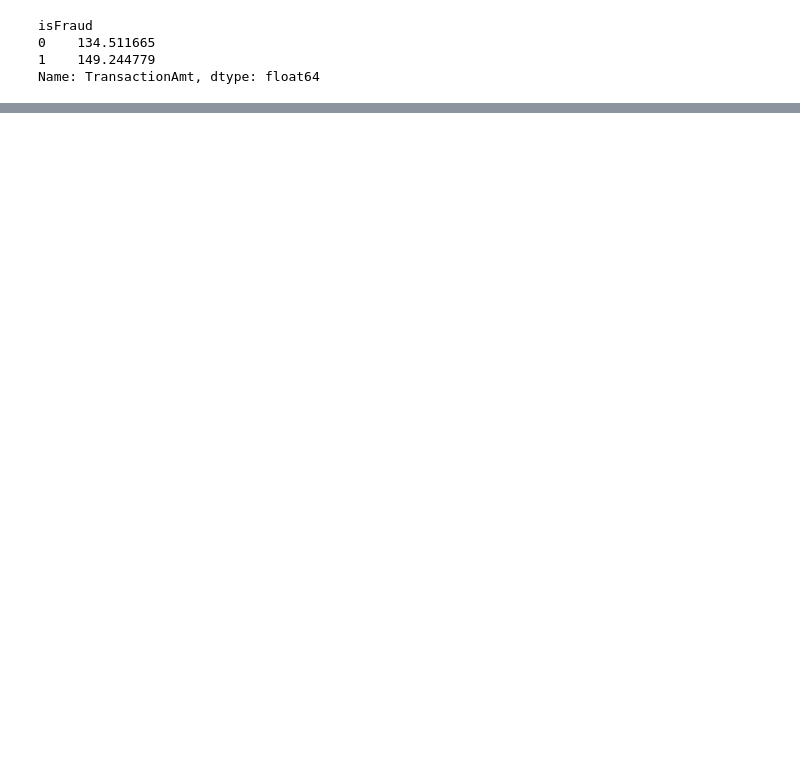
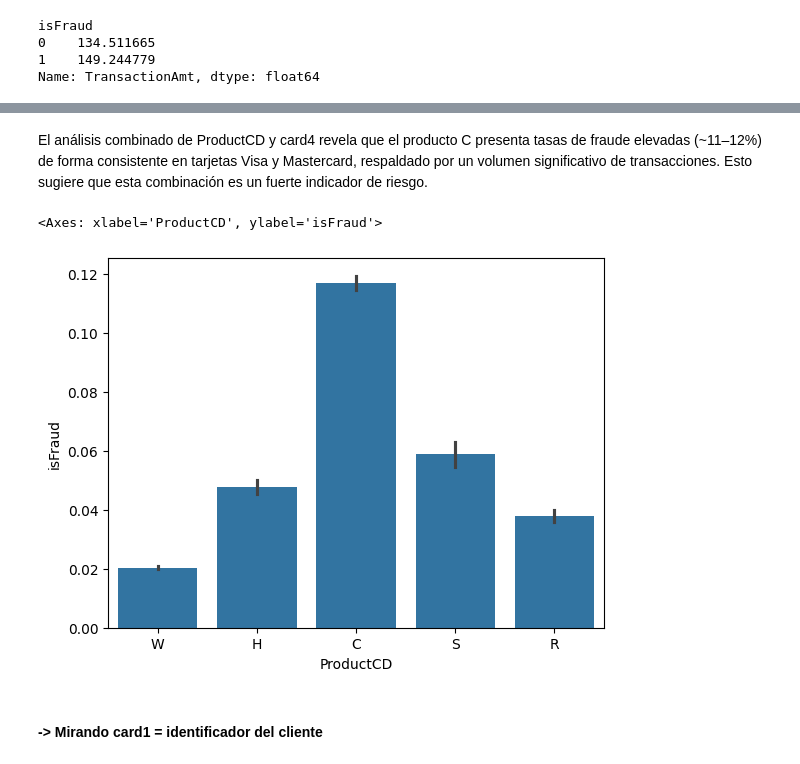
Before and after one commit to MonicaFernandezM/fraud_detection, a Jupyter notebook: 01_eda.ipynb, the cells around one changed output, grey strips where cells are left out. Saved outputs shown, nothing was run; the diff lists cells and outputs as text; code cells hidden in the pictures; blank space fills up the shorter version.

```diff
--- a/01_eda.ipynb
+++ b/01_eda.ipynb
@@ -62,0 +236,9 @@ Name: TransactionAmt, dtype: float64
+# %% [markdown]
+El análisis combinado de ProductCD y card4 revela que el producto C presenta tasas de fraude elevadas (~11–12%) de forma consistente en tarjetas Visa y Mastercard, respaldado por un volumen significativo de transacciones. Esto sugiere que esta combinación es un fuerte indicador de riesgo.
+# %%
+sns.barplot(x="ProductCD", y="isFraud", data=df_transaction)
+# %% [output]
+<Axes: xlabel='ProductCD', ylabel='isFraud'>
+[figure, added]
+# %% [markdown]
+#### -> Mirando card1 = identificador del cliente
```
Also changed, not shown: parts of 49 cells of this notebook, 1 other file.
